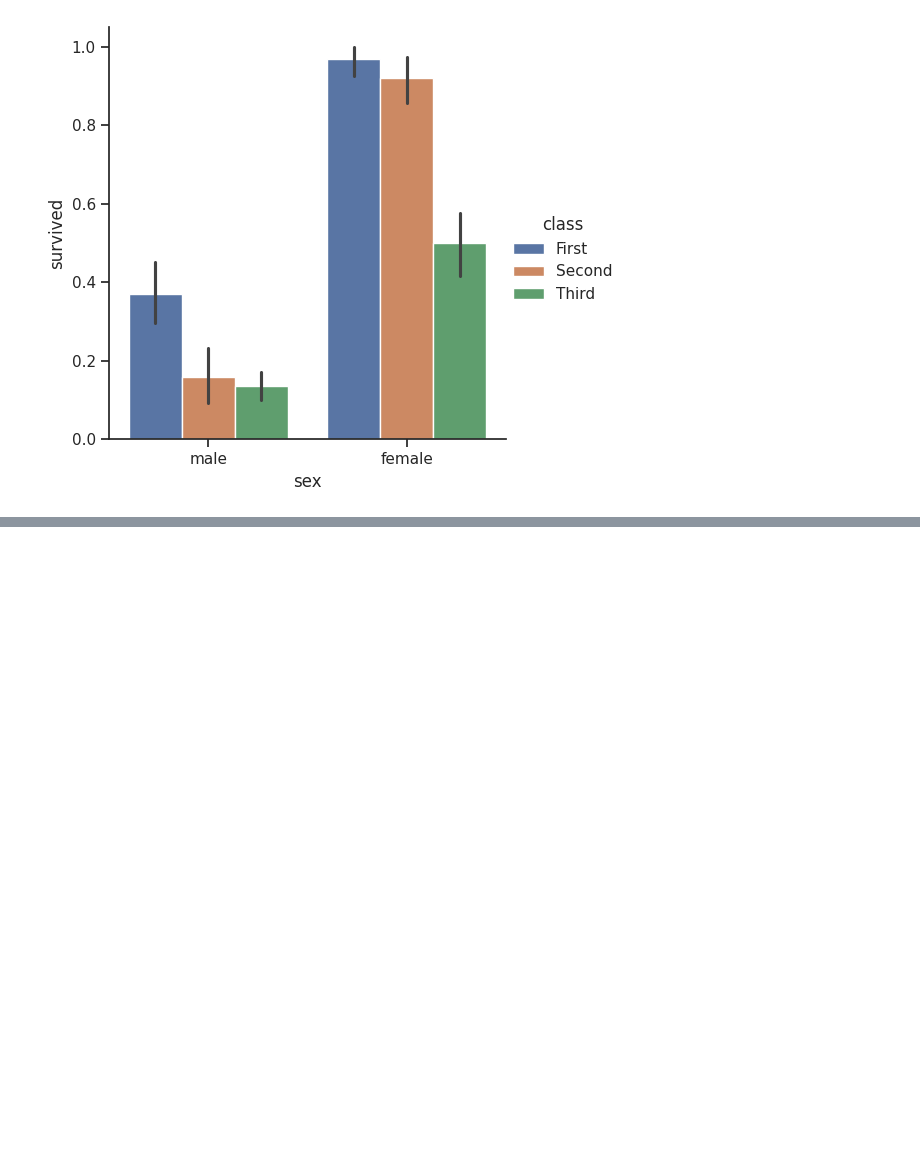
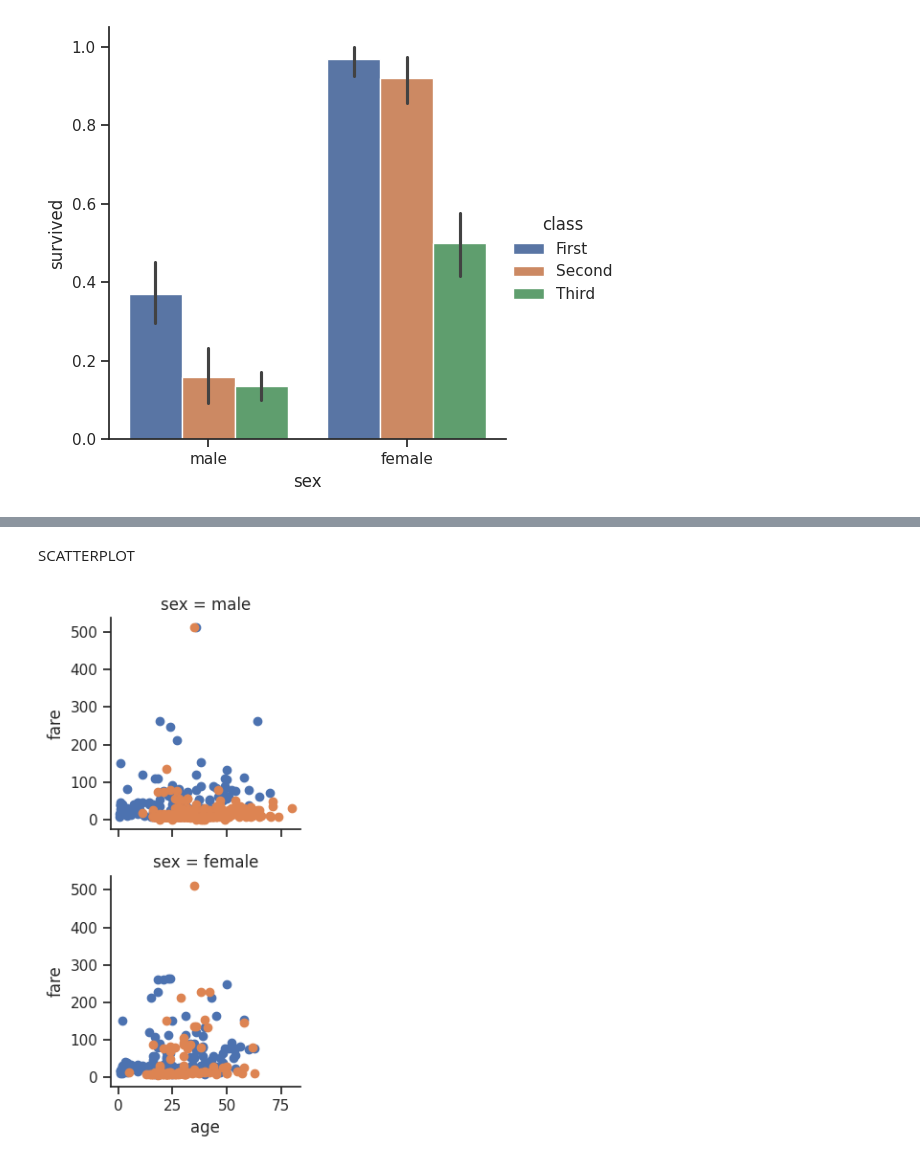
Before and after one commit to ahmadzulfiqar001/python-100-days-beginner-to-advance-, a Jupyter notebook: Day_8_of_Python.ipynb, the cells around one changed output, grey strips where cells are left out. Drawn from its saved outputs; the diff is of its cells as text; code cells hidden in the pictures; blank space fills up the shorter version.

```diff
--- a/Day_8_of_Python.ipynb
+++ b/Day_8_of_Python.ipynb
@@ -51,0 +68,14 @@ plt.show
+# %% [markdown]
+SCATTERPLOT
+# %%
+import seaborn as sns
+import matplotlib.pyplot as plt
+sns.set_theme(style="ticks", color_codes = True)
+
+titanic = sns.load_dataset("titanic")
+
+g = sns.FacetGrid(titanic, row="sex", hue ="alone")
+g = (g.map(plt.scatter, "age", "fare").add_legend)
+plt.show()
+# %% [output]
+[figure, added]
```
Also changed, not shown: parts of 4 cells of this notebook.
